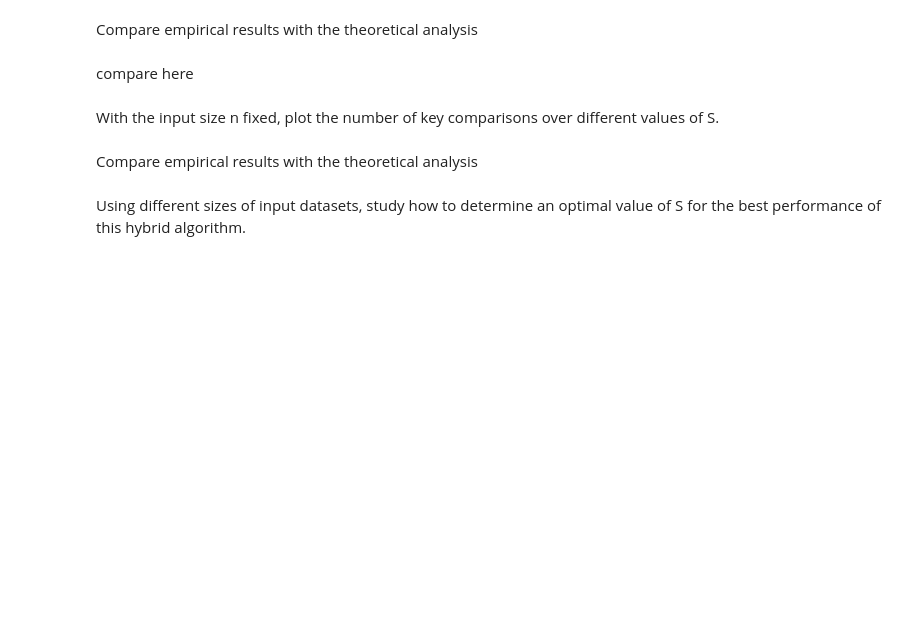
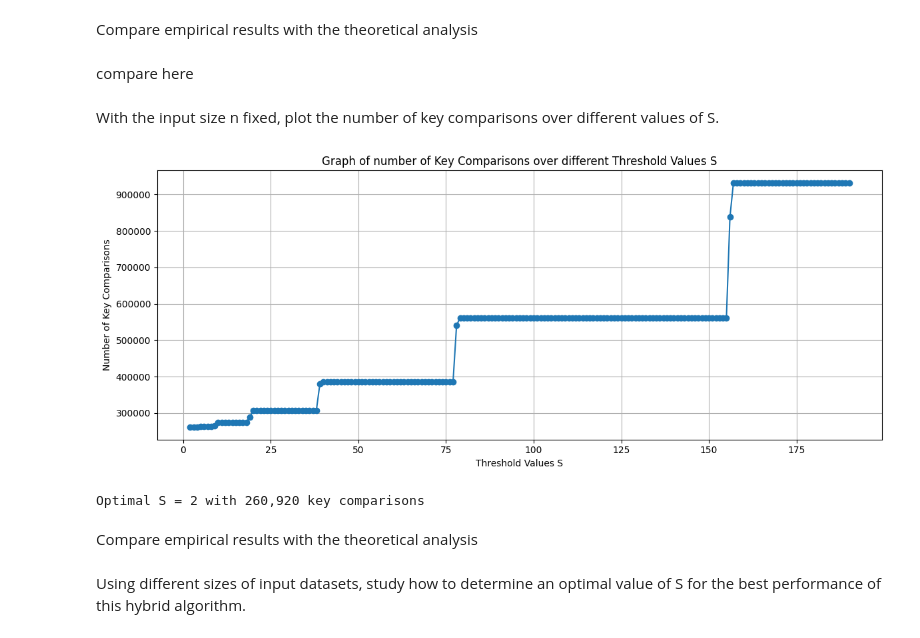
Before and after one commit to Abhinav-2223/SC2001_Group6, a Jupyter notebook: SC2001_SCED_Grp6_Lab1.ipynb, the cells around one changed output. Saved outputs shown, nothing was run; the diff lists cells and outputs as text; code cells hidden in the pictures; blank space fills up the shorter version.

```diff
--- a/SC2001_SCED_Grp6_Lab1.ipynb
+++ b/SC2001_SCED_Grp6_Lab1.ipynb
@@ -224,3 +301,30 @@ different  values  of  S.
+# %%
+n_FIXED = 20_000
+base = list_of_arrays[10]  # 20,000 size array from previous experiments
+S_values = list(range(2, 191))           # 2..190 for a clean step-like curve
+comps_S = []
+for S in S_values:
+    arr = base[:]
+    ctr = ComparisonsCounter()
+    insertion_merge_hybird_sort(arr, S, ctr)
+    comps_S.append(ctr.returnKeyComparisons())
+
+plt.figure(figsize=(12, 5))
+plt.plot(S_values, comps_S, marker='o')
+plt.title('Graph of number of Key Comparisons over different Threshold Values S')
+plt.xlabel('Threshold Values S')
+plt.ylabel('Number of Key Comparisons')
+plt.grid(True)
+plt.tight_layout()
+plt.show()
+
+# Find optimal S
+min_comparisons = min(comps_S)
+optimal_S = S_values[comps_S.index(min_comparisons)]
+print(f"\nOptimal S = {optimal_S} with {min_comparisons:,} key comparisons")
+# %% [output]
+[figure, added]
+Optimal S = 2 with 260,920 key comparisons
 # %% [markdown]
 Compare empirical results with the theoretical analysis
 # %% [markdown]
```
Also changed, not shown: parts of 10 cells of this notebook, 2 other files.
